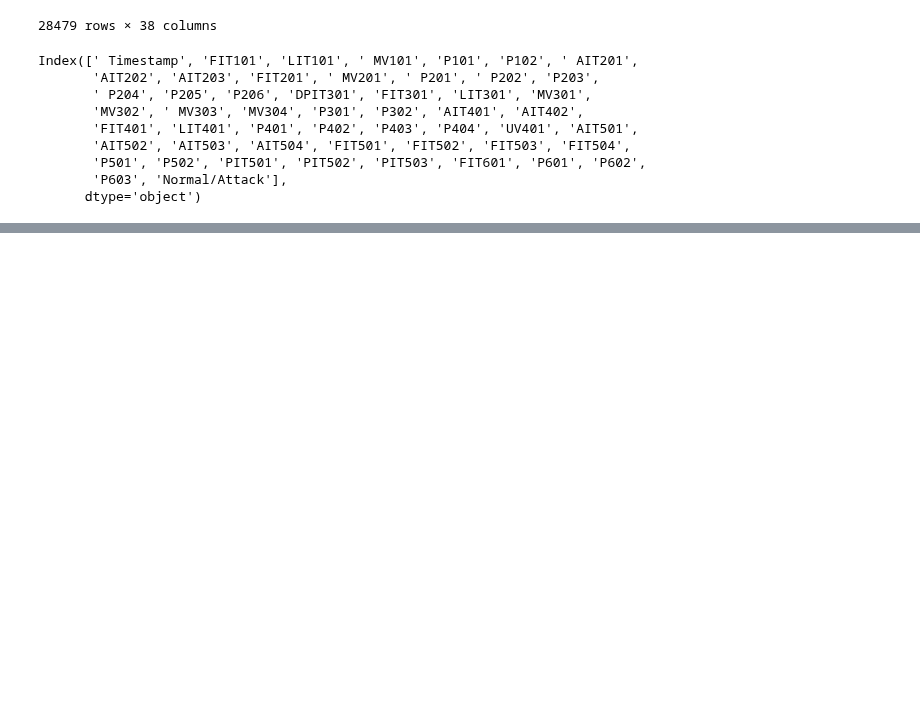
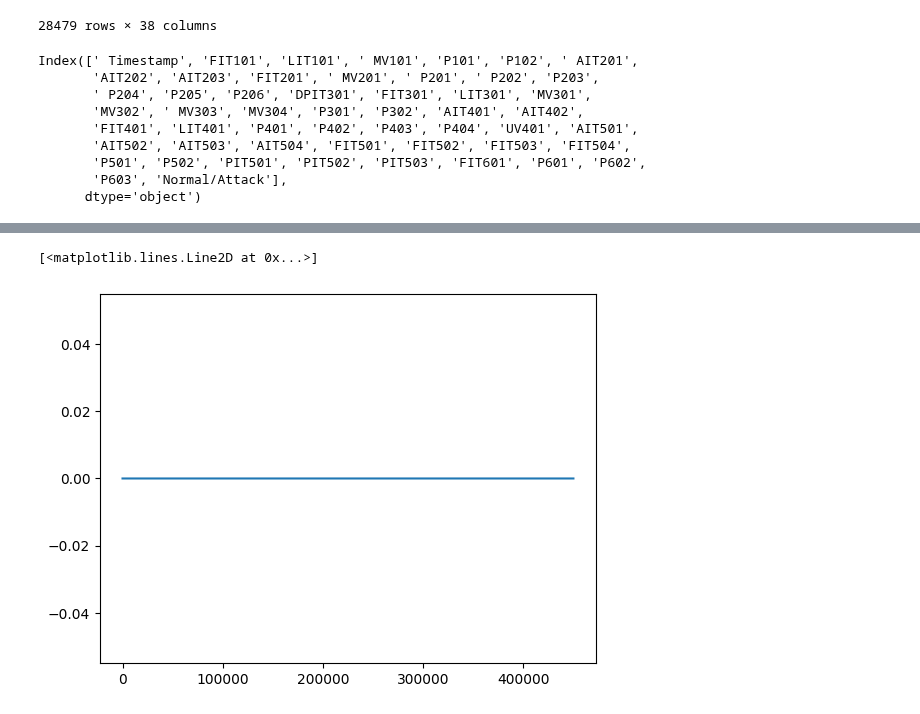
Before and after one commit to ML4ITS/mtad-gat-pytorch, a Jupyter notebook: util_notebook.ipynb, the cells around one changed output, grey strips where cells are left out. Saved outputs shown, nothing was run; the diff lists cells and outputs as text; code cells hidden in the pictures; blank space fills up the shorter version.

```diff
--- a/util_notebook.ipynb
+++ b/util_notebook.ipynb
@@ -92,0 +103,26 @@ with open(path, 'wb') as file:
+# %%
+from scipy import stats
+
+fft_result = np.fft.fft(x)
+log_amplitude = np.log(np.abs(fft_result))
+phase = np.angle(fft_result)
+window_size = 20
+smoothed_log_amplitude = np.convolve(log_amplitude, np.ones(window_size)/window_size, mode = 'same')
+residual_log_amplitude = smoothed_log_amplitude-log_amplitude
+im_unit = 1j
+sr = np.abs(np.fft.ifft(np.exp(residual_log_amplitude + im_unit*phase)))
+tau = 1
+sr_mean = np.mean(sr)
+sr_var = np.var(sr)
+outliers =  ((sr-sr_mean) > tau*sr_mean)
+x_replaced = x
+x_replaced[outliers] = stats.mode(x)[0]
+# %%
+np.where(outliers)
+plt.figure()
+#plt.plot(x_replaced[7270:7400])
+#plt.plot(x[7270:7400])
+plt.plot(outliers)
+# %% [output]
+[<matplotlib.lines.Line2D at 0x...>]
+[figure, added]
```
Also changed, not shown: parts of 8 cells of this notebook, 3 other files.
